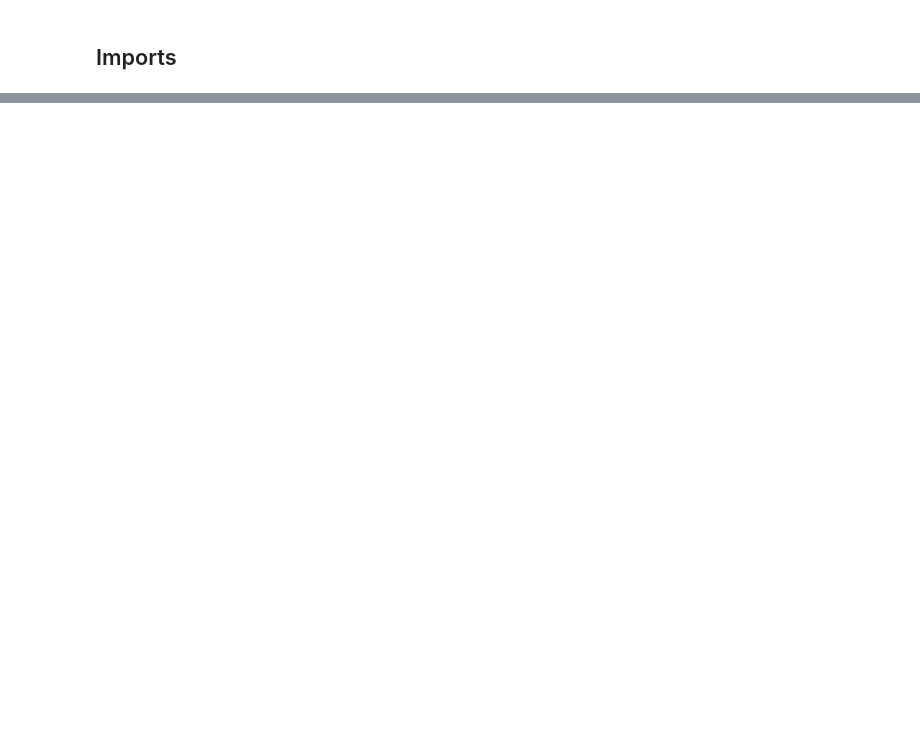
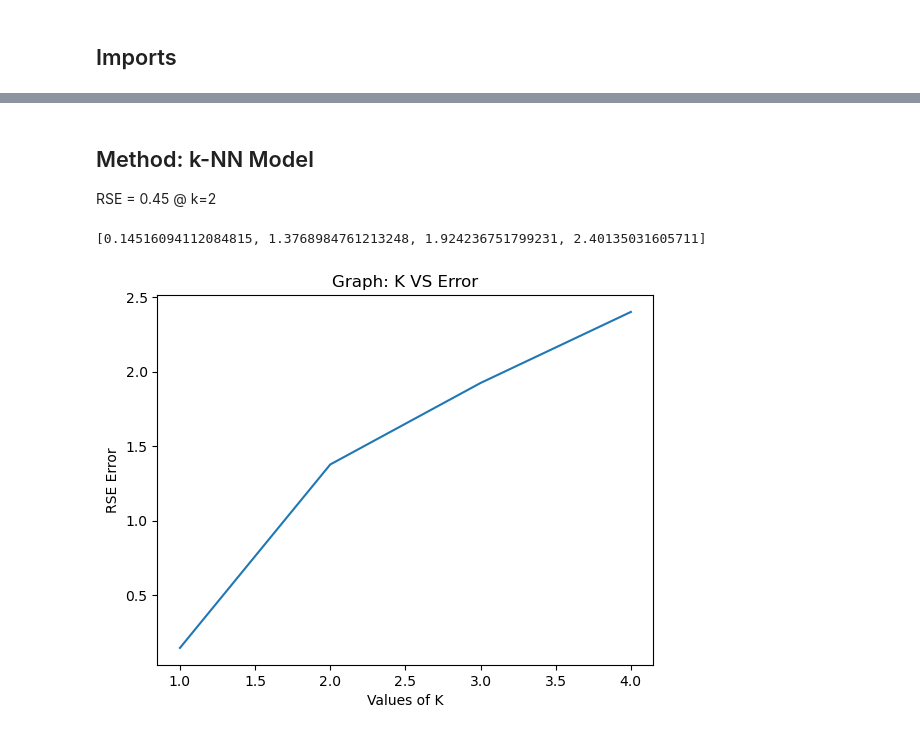
Before and after one commit to AlekWithK/PetersonFlowThrough, a Jupyter notebook: regression.ipynb, the cells around one changed output, grey strips where cells are left out. Drawn from its saved outputs; the diff is of its cells as text; code cells hidden in the pictures; blank space fills up the shorter version.

```diff
--- a/regression.ipynb
+++ b/regression.ipynb
@@ -48,0 +88,29 @@ display(df_temp.head())
+# %% [markdown]
+## Method: k-NN Model
+RSE = 0.45 @ k=2
+# %%
+df_wq.dropna(subset=['timestamp', 'station_id', 'Discrete_Chlorophyll', ], inplace=True)
+
+X = df_wq[['timestamp', 'station_id', 'Discrete_Chlorophyll', ]]
+y = df_wq['Calculated_Chlorophyll']
+
+index = []
+err = []
+for i in range(1, 5):
+    knn = KNeighborsRegressor(n_neighbors=i, n_jobs=8)
+    knn.fit(X, y)
+    y_pred = knn.predict(X)
+    rss = sum((y_pred - y) ** 2)
+    rse = math.sqrt(rss/(len(y)-2))
+    index.append(i)
+    err.append(rse)
+
+print(err)
+plt.plot(index, err)
+plt.xlabel('Values of K')
+plt.ylabel('RSE Error')
+plt.title('Graph: K VS Error')
+plt.show()
+# %% [output]
+[0.14516094112084815, 1.3768984761213248, 1.924236751799231, 2.40135031605711]
+[figure, added]
```
Also changed, not shown: parts of 10 cells of this notebook, 2 other files.
